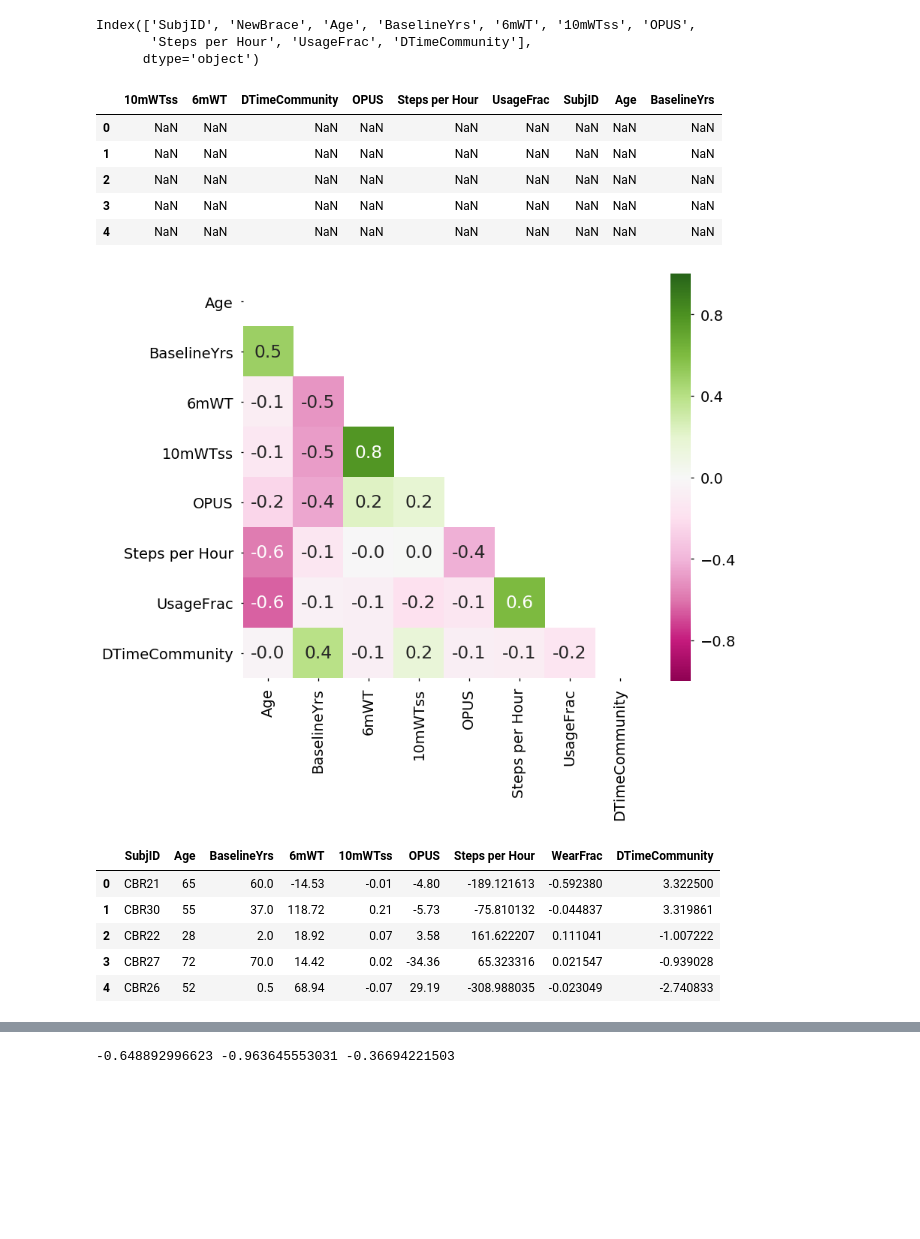
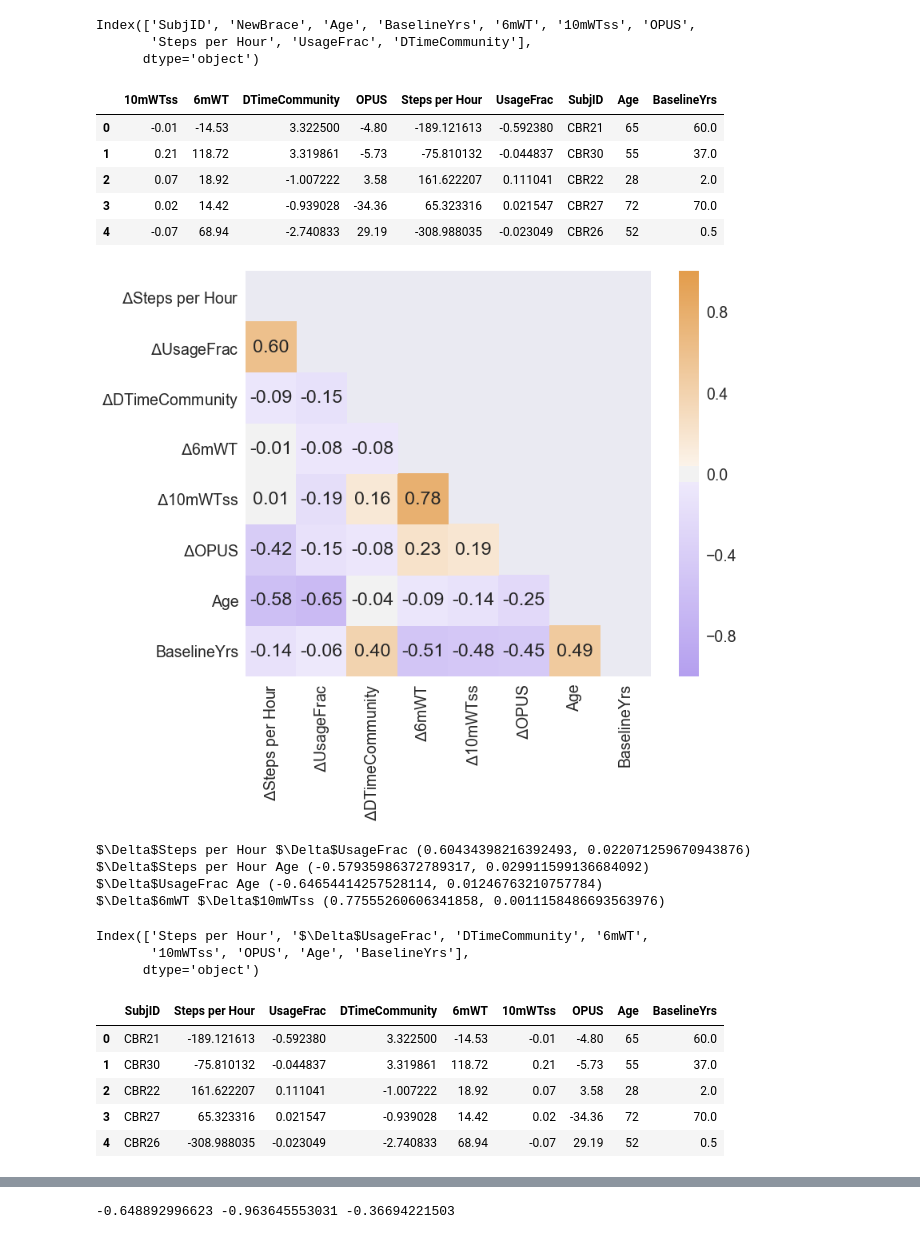
Before and after one commit to Luke3D/CbrAnalysis, a Jupyter notebook: PaperAnalysis.ipynb, the cells around one changed output, grey strips where cells are left out. Saved outputs shown, nothing was run; the diff lists cells and outputs as text; code cells hidden in the pictures; blank space fills up the shorter version.

Commit message:
updated correlation plots

```diff
--- a/PaperAnalysis.ipynb
+++ b/PaperAnalysis.ipynb
@@ -443,0 +447,5 @@ plt.savefig('./Figs/corr_personal.jpg',dpi=600)
+# %%
+for x,y in itertools.combinations(Featsubj.drop('SubjID',axis=1).columns,2):
+    r = pearsonr(Featsubj[x],Featsubj[y])
+    if r[1]<.05:
+        print(x,y,r)
@@ -633,6 +658,8 @@ for s in sid.values:
 OPUSdata.SubjID = newstr
 # %%
 FeatsubjCBR = pd.merge(left=FeatsubjCBR,right=OPUSdata[OPUSdata['NewBrace']==1],how='inner',left_on=['SubjID'],right_on=['SubjID'])
+# %%
+FeatsubjCBR=FeatsubjCBR.rename(index=str,columns={'UsageFrac':'UsageFrac'})
 # %%
 Featsubj.columns
 # %% [output]
@@ -641,45 +668,66 @@ Index(['SubjID', 'NewBrace', 'Age', 'BaselineYrs', '6mWT', '10mWTss', 'OPUS',
       dtype='object')
 # %%
 F = FeatsubjCBR.copy()
-F = (FeatsubjCBR.drop(['SubjID','NewBrace','Age','BaselineYrs'],axis=1)-Featsubj.drop(['SubjID','NewBrace','Age','BaselineYrs'],axis=1))
+F = (FeatsubjCBR.drop(['SubjID','NewBrace','Age','BaselineYrs'],axis=1)
+     -Featsubj.drop(['SubjID','NewBrace','Age','BaselineYrs'],axis=1))
 # %%
 Fdiff = pd.concat((F,Featsubj[['SubjID','Age','BaselineYrs']]),axis=1)
 # %%
 Fdiff.head()
 # %% [output]
 |  | 10mWTss | 6mWT | DTimeCommunity | OPUS | Steps per Hour | UsageFrac | SubjID | Age | BaselineYrs |
-| 0 | NaN | NaN | NaN | NaN | NaN | NaN | NaN | NaN | NaN |
-| 1 | NaN | NaN | NaN | NaN | NaN | NaN | NaN | NaN | NaN |
-| 2 | NaN | NaN | NaN | NaN | NaN | NaN | NaN | NaN | NaN |
-| 3 | NaN | NaN | NaN | NaN | NaN | NaN | NaN | NaN | NaN |
-| 4 | NaN | NaN | NaN | NaN | NaN | NaN | NaN | NaN | NaN |
+| 0 | -0.01 | -14.53 | 3.322500 | -4.80 | -189.121613 | -0.592380 | CBR21 | 65 | 60.0 |
+| 1 | 0.21 | 118.72 | 3.319861 | -5.73 | -75.810132 | -0.044837 | CBR30 | 55 | 37.0 |
+| 2 | 0.07 | 18.92 | -1.007222 | 3.58 | 161.622207 | 0.111041 | CBR22 | 28 | 2.0 |
+| 3 | 0.02 | 14.42 | -0.939028 | -34.36 | 65.323316 | 0.021547 | CBR27 | 72 | 70.0 |
+| 4 | -0.07 | 68.94 | -2.740833 | 29.19 | -308.988035 | -0.023049 | CBR26 | 52 | 0.5 |
 # %%
 Fdiff=Fdiff.rename(index=str,columns={'UsageFrac':'UsageFrac'})
 # %%
 # Fdiff=Fdiff[['SubjID','Age','BaselineYrs','6mWT','10mWTss','OPUS','Steps per Hour',
 #                    'UsageFrac','DTimeCommunity']]
-Fdiff=Fdiff[['SubjID','Age','BaselineYrs','6mWT','10mWTss','OPUS','Steps per Hour',
-                   'UsageFrac','DTimeCommunity']]
+Fdiff=Fdiff[['SubjID','Steps per Hour', 'UsageFrac','DTimeCommunity','6mWT','10mWTss','OPUS','Age','BaselineYrs']]
+Fdiff.rename(columns={'Steps per Hour': r'$\Delta$Steps per Hour', 'UsageFrac': r'$\Delta$UsageFrac',
+                      'DTimeCommunity': r'$\Delta$DTimeCommunity', '6mWT': r'$\Delta$6mWT',
+                      '10mWTss': r'$\Delta$10mWTss', 'OPUS': r'$\Delta$OPUS'}, inplace=True)
 fcorr = Fdiff.drop(['SubjID'],axis=1).corr()
+
 mask = np.zeros_like(fcorr, dtype=np.bool)
 mask[np.triu_indices_from(mask)] = True
-cmap = sns.diverging_palette(220, 10, as_cmap=True)
+cmap = sns.diverging_palette(275, 45, 80, 70, as_cmap=True)
 sns.set_context('talk',font_scale=1.5)
 plt.figure(figsize=(12,10))
-sns.heatmap(data=fcorr,mask=mask,cmap='PiYG',annot=True,fmt='.1f',square=True, vmin=-1, vmax=1)
+sns.heatmap(data=fcorr,mask=mask,cmap=cmap,annot=True,fmt='.2f',square=True, vmin=-1, vmax=1)
 sns.set_context('talk',font_scale=1)
+plt.savefig('DiffCorr.jpg', dpi=400)
 # plt.title('Pearson r - Difference Features between C-brace and Personal device')
 # %% [output]
-[figure, old version]
+[figure, new version]
+# %%
+for x,y in itertools.combinations(Fdiff.drop('SubjID',axis=1).columns,2):
+    r = pearsonr(Fdiff[x],Fdiff[y])
+    if r[1]<.05:
+        print(x,y,r)
+# %% [output]
+$\Delta$Steps per Hour $\Delta$UsageFrac (0.60434398216392493, 0.022071259670943876)
+$\Delta$Steps per Hour Age (-0.57935986372789317, 0.029911599136684092)
+$\Delta$UsageFrac Age (-0.64654414257528114, 0.01246763210757784)
+$\Delta$6mWT $\Delta$10mWTss (0.77555260606341858, 0.0011158486693563976)
+# %%
+fcorr.columns
+# %% [output]
+Index(['Steps per Hour', '$\Delta$UsageFrac', 'DTimeCommunity', '6mWT',
+       '10mWTss', 'OPUS', 'Age', 'BaselineYrs'],
+      dtype='object')
 # %%
 Fdiff.head()
 # %% [output]
-|  | SubjID | Age | BaselineYrs | 6mWT | 10mWTss | OPUS | Steps per Hour | WearFrac | DTimeCommunity |
-| 0 | CBR21 | 65 | 60.0 | -14.53 | -0.01 | -4.80 | -189.121613 | -0.592380 | 3.322500 |
-| 1 | CBR30 | 55 | 37.0 | 118.72 | 0.21 | -5.73 | -75.810132 | -0.044837 | 3.319861 |
-| 2 | CBR22 | 28 | 2.0 | 18.92 | 0.07 | 3.58 | 161.622207 | 0.111041 | -1.007222 |
-| 3 | CBR27 | 72 | 70.0 | 14.42 | 0.02 | -34.36 | 65.323316 | 0.021547 | -0.939028 |
-| 4 | CBR26 | 52 | 0.5 | 68.94 | -0.07 | 29.19 | -308.988035 | -0.023049 | -2.740833 |
+|  | SubjID | Steps per Hour | UsageFrac | DTimeCommunity | 6mWT | 10mWTss | OPUS | Age | BaselineYrs |
+| 0 | CBR21 | -189.121613 | -0.592380 | 3.322500 | -14.53 | -0.01 | -4.80 | 65 | 60.0 |
+| 1 | CBR30 | -75.810132 | -0.044837 | 3.319861 | 118.72 | 0.21 | -5.73 | 55 | 37.0 |
+| 2 | CBR22 | 161.622207 | 0.111041 | -1.007222 | 18.92 | 0.07 | 3.58 | 28 | 2.0 |
+| 3 | CBR27 | 65.323316 | 0.021547 | -0.939028 | 14.42 | 0.02 | -34.36 | 72 | 70.0 |
+| 4 | CBR26 | -308.988035 | -0.023049 | -2.740833 | 68.94 | -0.07 | 29.19 | 52 | 0.5 |
 # %%
 # sns.set_context('talk',font_scale=1.5)
 plt.figure(figsize=(15,15))
```
Also changed, not shown: parts of 23 cells of this notebook.
